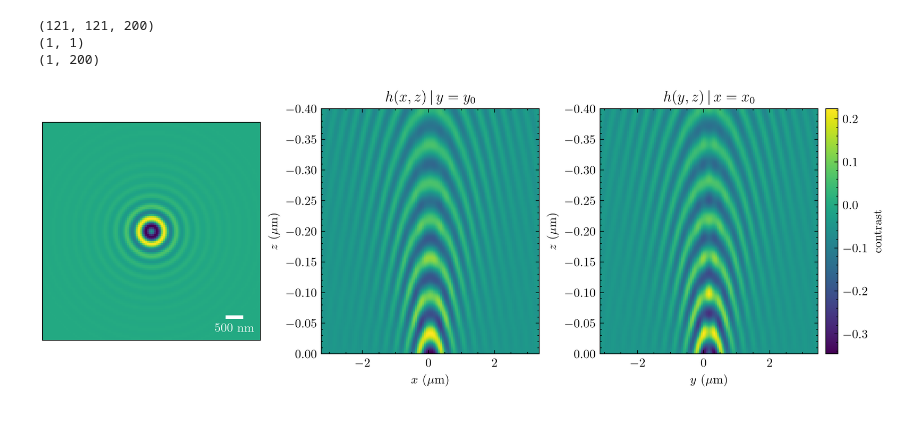
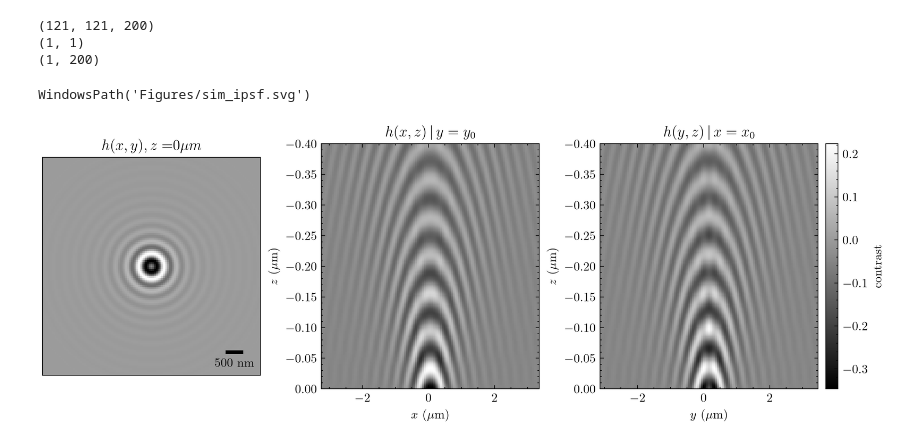
Before and after one commit to sinuose/mj_MASc_2026, a Jupyter notebook: Python/figures_all.ipynb, the cells around one changed output. Drawn from its saved outputs; the diff is of its cells as text; code cells hidden in the pictures.

```diff
--- a/Python/figures_all.ipynb
+++ b/Python/figures_all.ipynb
@@ -746,26 +733,29 @@ clab = "contrast" if signed else "intensity (a.u.)"
 # %%
 # %% three orthogonal sections through r0 --------------------------------
 sec_xy = V[zc]         # h(x,y) | z = z0        (swap for MIP: V.max(axis=0))
 sec_xz = V[:, yc, :]   # h(x,z) | y = y0        (MIP: V.max(axis=1))
 sec_yz = V[:, :, xc]   # h(y,z) | x = x0        (MIP: V.max(axis=2))
 
 fig, ax = plt.subplots(1, 3, figsize=(9.5, 3.4), constrained_layout=True)
 
-im = ax[0].imshow(sec_xy, interpolation="nearest", origin="lower")
+im = ax[0].imshow(sec_xy,  cmap='gray',  interpolation="nearest", origin="lower")
 ax[0].set_xticks([]); ax[0].set_yticks([])
-#ax[0].set_title(rf"$h(x,y)\,|\,z={zum[zc]:+.2f}\,\mu\mathrm{{m}}$")
-add_scalebar(ax[0], dx, units="nm", color="w", loc="lower right")   # en-face in px → dx exact
+ax[0].set_title(rf"$h(x,y), z=${zc}$\mu m$")
+add_scalebar(ax[0], dx, units="nm", color="k", loc="lower right")   # en-face in px → dx exact
 
 for a, sec, xco, xl, ttl in [(ax[1], sec_xz, xum, r"$x$", r"$h(x,z)\,|\,y=y_0$"),
                              (ax[2], sec_yz, yum, r"$y$", r"$h(y,z)\,|\,x=x_0$")]:
-    a.imshow(sec,  interpolation="nearest", origin="lower",
+    a.imshow(sec,  cmap='gray', interpolation="nearest", origin="lower",
              aspect="auto", extent=[xco[0], xco[-1], zum[0], zum[-1]])   # aspect="equal" → true geometry
     a.set_title(ttl); a.set_xlabel(xl + r"$\ (\mu\mathrm{m})$"); a.set_ylabel(r"$z\ (\mu\mathrm{m})$")
     a.axhline(zum[zc], color="w", lw=0.5, ls=":")   # marks the en-face plane
 
 cb = fig.colorbar(im, ax=ax, fraction=0.025, pad=0.01); cb.set_label(clab)
+
+save_fig(fig, r'Figures/sim_ipsf', also=['pdf', 'png'])
 # %% [output]
+WindowsPath('Figures/sim_ipsf.svg')
-[figure, old version]
+[figure, new version]
 # %%
 # do the axial estimation on this
 # define weight
```
Also changed, not shown: parts of 15 cells of this notebook, 22 other files.
